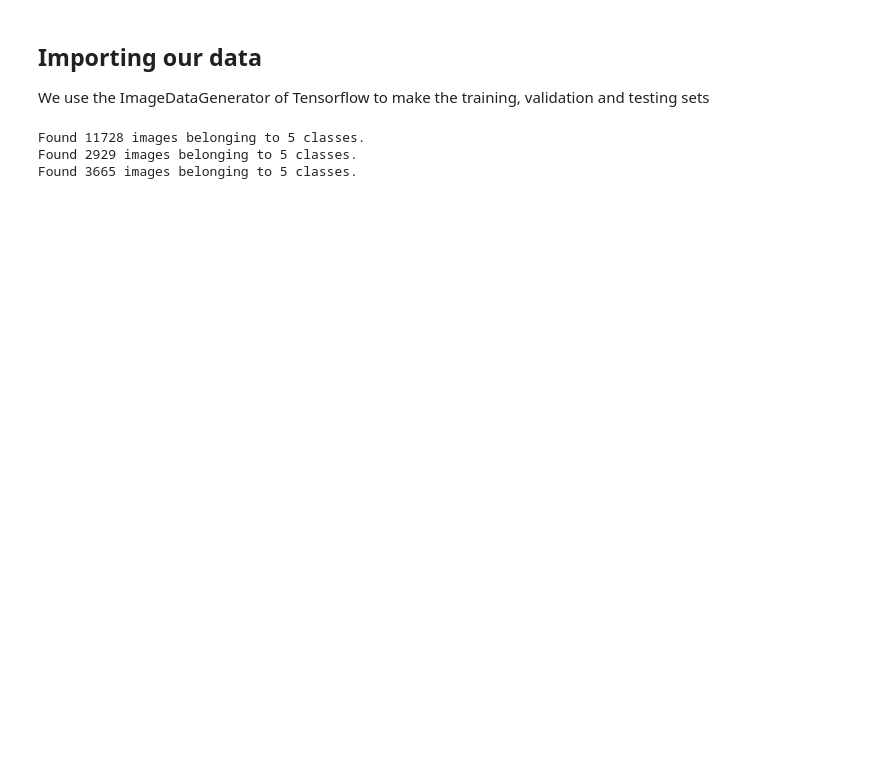
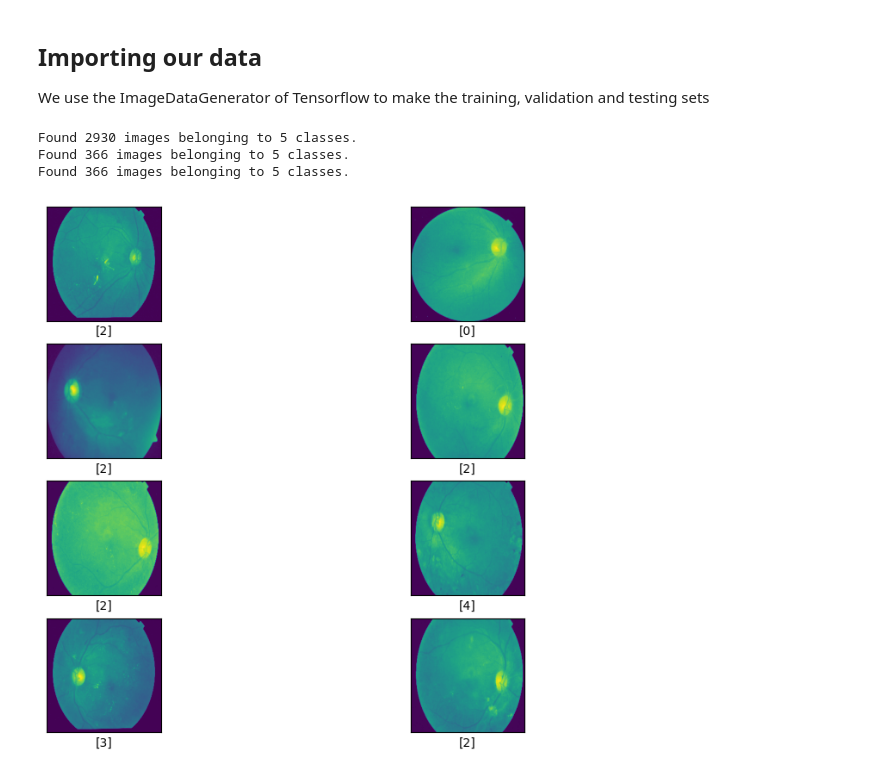
Before and after one commit to shashwatshrma/Diabetic-Retinopathy-CNN, a Jupyter notebook: vgg16.ipynb, the cells around one changed output. Saved outputs shown, nothing was run; the diff lists cells and outputs as text; code cells hidden in the pictures; blank space fills up the shorter version.

```diff
--- a/vgg16.ipynb
+++ b/vgg16.ipynb
@@ -7,18 +34,27 @@ import pandas
 import numpy as np
 from tensorflow.keras.preprocessing.image import ImageDataGenerator
-# %%
-train_datagen=ImageDataGenerator( rescale=1./255,rotation_range=0.2, shear_range=0.2,
-                                  zoom_range=0.2, width_shift_range=0.2,
-                                  height_shift_range=0.2, validation_split=0.2)
-train_data=train_datagen.flow_from_directory('./prepared_data/train_data',target_size=(300,300),batch_size=80,class_mode='categorical',subset='training')
-val_data=train_datagen.flow_from_directory('./prepared_data/train_data',target_size=(300,300),batch_size=80,class_mode='categorical',subset='validation')
-
-test_datagen=ImageDataGenerator( rescale=1./255,rotation_range=0.2, shear_range=0.2,
-                                  zoom_range=0.2, width_shift_range=0.2,
-                                  height_shift_range=0.2)
-
-test_data=test_datagen.flow_from_directory('./prepared_data/test_data',target_size=(300,300),batch_size=80,class_mode='categorical')
-# %% [output]
-Found 11728 images belonging to 5 classes.
-Found 2929 images belonging to 5 classes.
-Found 3665 images belonging to 5 classes.
+# %%
+datagen=ImageDataGenerator( rescale=1./255 )
+train_data=datagen.flow_from_directory('./prepared_data_aptos/train_data/', target_size=(224, 224), batch_size=8, class_mode='categorical', shuffle=True)
+val_data=datagen.flow_from_directory('./prepared_data_aptos/val_data/', target_size=(224, 224), batch_size=8, class_mode='categorical', shuffle=True)
+test_data=datagen.flow_from_directory('./prepared_data_aptos/test_data/', target_size=(224, 224), batch_size=8, class_mode='categorical', shuffle=True)
+# %% [output]
+Found 2930 images belonging to 5 classes.
+Found 366 images belonging to 5 classes.
+Found 366 images belonging to 5 classes.
+# %%
+# visualizing our data
+import matplotlib.pyplot as plt
+plt.figure(figsize=(10,10))
+for ((images, labels), i) in zip(train_data, range(1)):
+      for ((image, label), i) in zip(zip(images, labels), range(10)):
+        plt.subplot(5,2,i+1)
+        i+=1
+        plt.xticks([])
+        plt.yticks([])
+        plt.grid(False)
+        plt.imshow(image.mean(axis=2))
+        plt.xlabel(label.nonzero()[0])
+plt.show()
+# %% [output]
+[figure, added]
```
Also changed, not shown: parts of 26 cells of this notebook.
